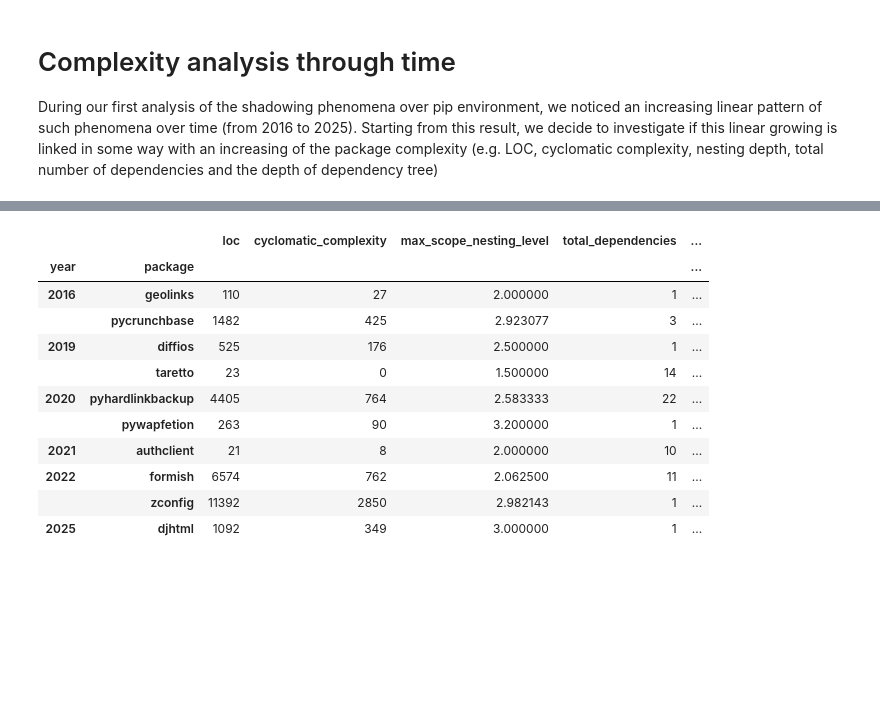
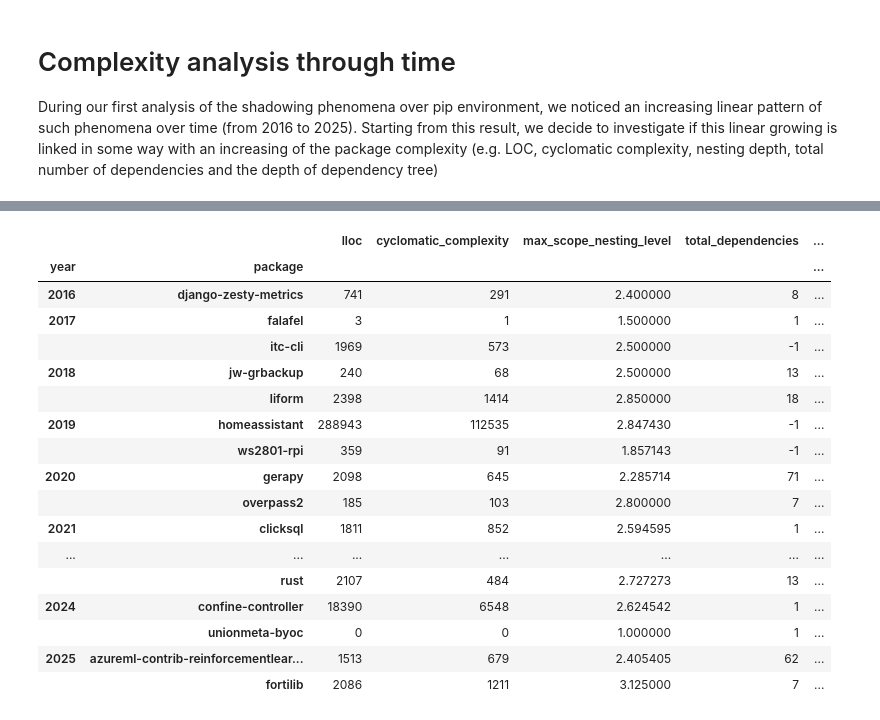
Before and after one commit to denisG99/ATCNS-Supply-Chain-Attack, a Jupyter notebook: src/complexity/analysis.ipynb, the cells around one changed output, grey strips where cells are left out. Saved outputs shown, nothing was run; the diff lists cells and outputs as text; code cells hidden in the pictures; blank space fills up the shorter version.

```diff
--- a/src/complexity/analysis.ipynb
+++ b/src/complexity/analysis.ipynb
@@ -9,5 +9,5 @@ import seaborn as sn
 # %%
-DATA_PATH = "../../data/complexity/test.csv"
+DATA_PATH = "../../data/complexity/complexity.csv"
 
 df  = pd.read_csv(DATA_PATH)
 
@@ -31,25 +31,31 @@ df
 # %%
 # wrangling dataframe to have it package-wise
 df_packages = df.groupby(["year", "package"]).agg(
-    loc = ("loc", "sum"),
+    lloc = ("lloc", "sum"),
     cyclomatic_complexity = ("cyclomatic_complexity", "sum"),
     max_scope_nesting_level = ("max_scope_nesting_level", "mean"),
     total_dependencies = ("total_dependencies", "max"),
     max_dependencies_depth = ("max_dependencies_depth", "max")
 )
 
 df_packages
 # %% [output]
-|  |  | loc | cyclomatic_complexity | max_scope_nesting_level | total_dependencies | ... |
+|  |  | lloc | cyclomatic_complexity | max_scope_nesting_level | total_dependencies | ... |
 | year | package |  |  |  |  | ... |
-| 2016 | geolinks | 110 | 27 | 2.000000 | 1 | ... |
-|  | pycrunchbase | 1482 | 425 | 2.923077 | 3 | ... |
-| 2019 | diffios | 525 | 176 | 2.500000 | 1 | ... |
-|  | taretto | 23 | 0 | 1.500000 | 14 | ... |
-| 2020 | pyhardlinkbackup | 4405 | 764 | 2.583333 | 22 | ... |
-|  | pywapfetion | 263 | 90 | 3.200000 | 1 | ... |
-| 2021 | authclient | 21 | 8 | 2.000000 | 10 | ... |
-| 2022 | formish | 6574 | 762 | 2.062500 | 11 | ... |
-|  | zconfig | 11392 | 2850 | 2.982143 | 1 | ... |
-| 2025 | djhtml | 1092 | 349 | 3.000000 | 1 | ... |
+| 2016 | django-zesty-metrics | 741 | 291 | 2.400000 | 8 | ... |
+| 2017 | falafel | 3 | 1 | 1.500000 | 1 | ... |
+|  | itc-cli | 1969 | 573 | 2.500000 | -1 | ... |
+| 2018 | jw-grbackup | 240 | 68 | 2.500000 | 13 | ... |
+|  | liform | 2398 | 1414 | 2.850000 | 18 | ... |
+| 2019 | homeassistant | 288943 | 112535 | 2.847430 | -1 | ... |
+|  | ws2801-rpi | 359 | 91 | 1.857143 | -1 | ... |
+| 2020 | gerapy | 2098 | 645 | 2.285714 | 71 | ... |
+|  | overpass2 | 185 | 103 | 2.800000 | 7 | ... |
+| 2021 | clicksql | 1811 | 852 | 2.594595 | 1 | ... |
+| ... | ... | ... | ... | ... | ... | ... |
+|  | rust | 2107 | 484 | 2.727273 | 13 | ... |
+| 2024 | confine-controller | 18390 | 6548 | 2.624542 | 1 | ... |
+|  | unionmeta-byoc | 0 | 0 | 1.000000 | 1 | ... |
+| 2025 | azureml-contrib-reinforcementlear... | 1513 | 679 | 2.405405 | 62 | ... |
+|  | fortilib | 2086 | 1211 | 3.125000 | 7 | ... |
 # %%
```
Also changed, not shown: parts of 5 cells of this notebook.
